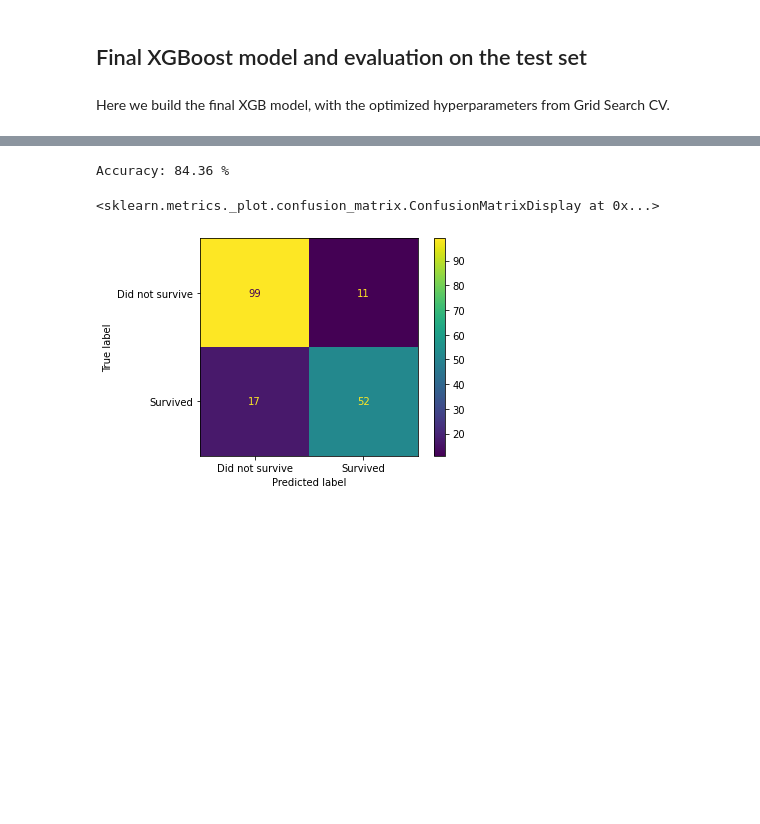
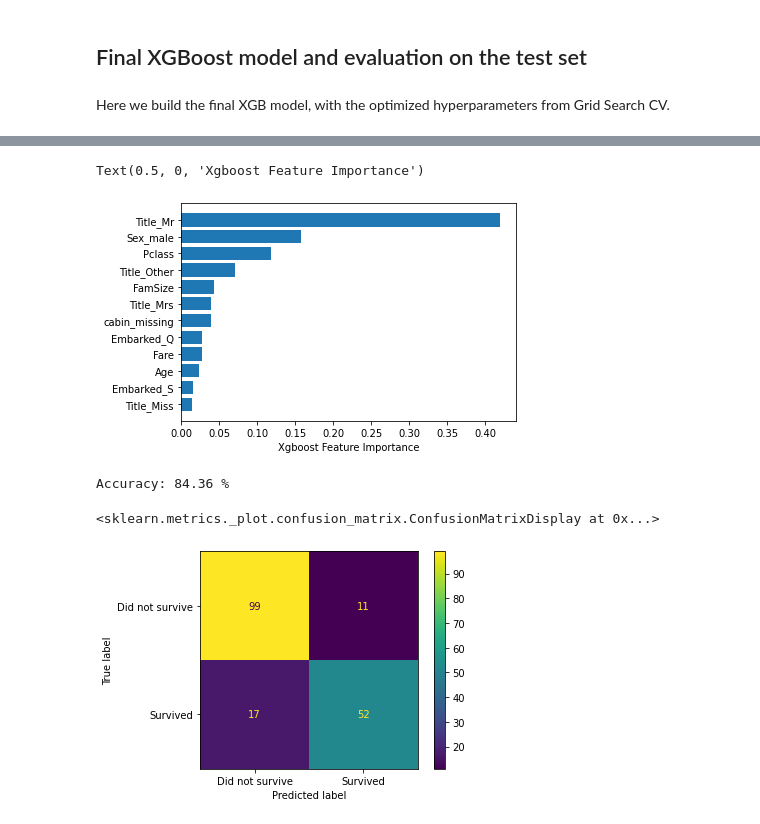
Before and after one commit to yannarosh/titanic-machine-learning-from-disaster, a Jupyter notebook: Titanic - XGBoost.ipynb, the cells around one changed output, grey strips where cells are left out. Saved outputs shown, nothing was run; the diff lists cells and outputs as text; code cells hidden in the pictures; blank space fills up the shorter version.

```diff
--- a/Titanic - XGBoost.ipynb
+++ b/Titanic - XGBoost.ipynb
@@ -327,6 +336,13 @@ XGBClassifier(base_score=0.5, booster='gbtree', colsample_bylevel=1,
               reg_alpha=0, reg_lambda=1, scale_pos_weight=1, subsample=1,
               tree_method='exact', use_label_encoder=False,
               validate_parameters=1, verbosity=None)
+# %%
+sorted_idx = clf.feature_importances_.argsort()
+plt.barh(X.columns[sorted_idx], clf.feature_importances_[sorted_idx])
+plt.xlabel("Xgboost Feature Importance")
+# %% [output]
+Text(0.5, 0, 'Xgboost Feature Importance')
+[figure, added]
 # %%
 # predict on the test set
 y_pred = clf.predict(X_test)
```
Also changed, not shown: parts of 6 cells of this notebook.
